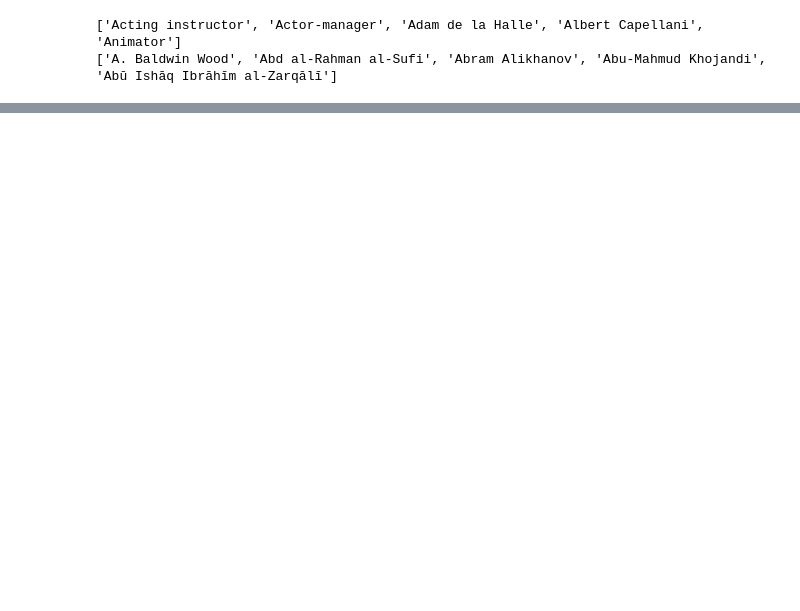
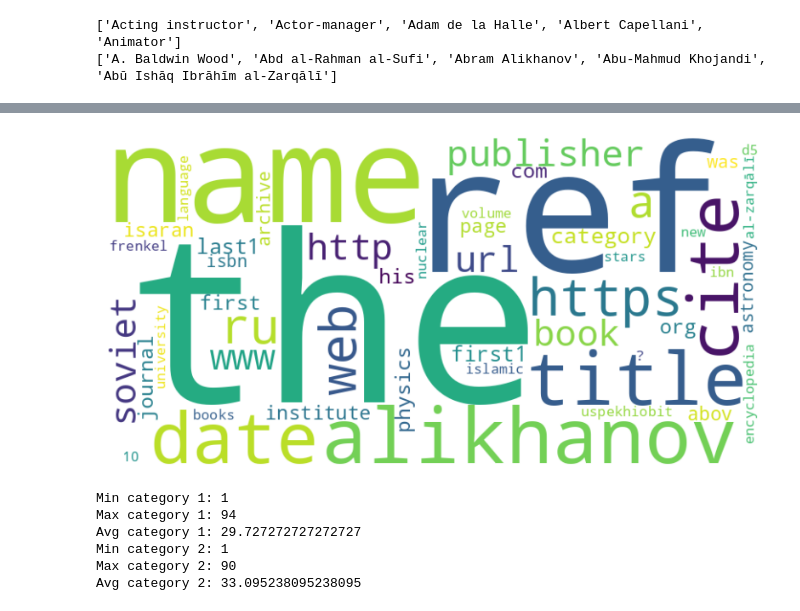
Before and after one commit to evanpkchapple/stanza_and_spacy_comparison, a Jupyter notebook: compare.ipynb, the cells around one changed output, grey strips where cells are left out. Drawn from its saved outputs; the diff is of its cells as text; code cells hidden in the pictures; blank space fills up the shorter version.

```diff
--- a/compare.ipynb
+++ b/compare.ipynb
@@ -200,2 +195,6 @@ lengthOfLongestSubstring('abced')
+# %%
+make_wordcloud(tokens2, 50)
+# %% [output]
+[figure, added]
 # %%
 # Create histogram and boxplot for sentence length per category with min/max/avg
@@ -201,0 +228,14 @@ lengthOfLongestSubstring('abced')
+# %%
+print('Min category 1:', min(length_sentence1))
+print('Max category 1:', max(length_sentence1))
+print('Avg category 1:', sum(length_sentence1) / len(length_sentence1))
+print('Min category 2:', min(length_sentence2))
+print('Max category 2:', max(length_sentence2))
+print('Avg category 2:', sum(length_sentence2) / len(length_sentence2))
+# %% [output]
+Min category 1: 1
+Max category 1: 94
+Avg category 1: 29.727272727272727
+Min category 2: 1
+Max category 2: 90
+Avg category 2: 33.095238095238095
```
Also changed, not shown: parts of 23 cells of this notebook.
